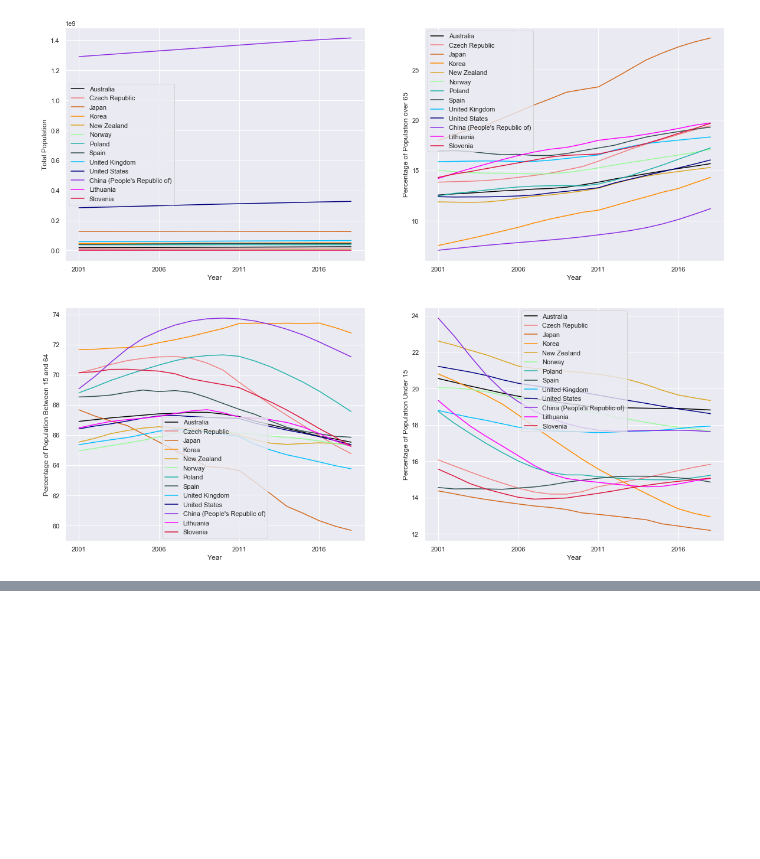
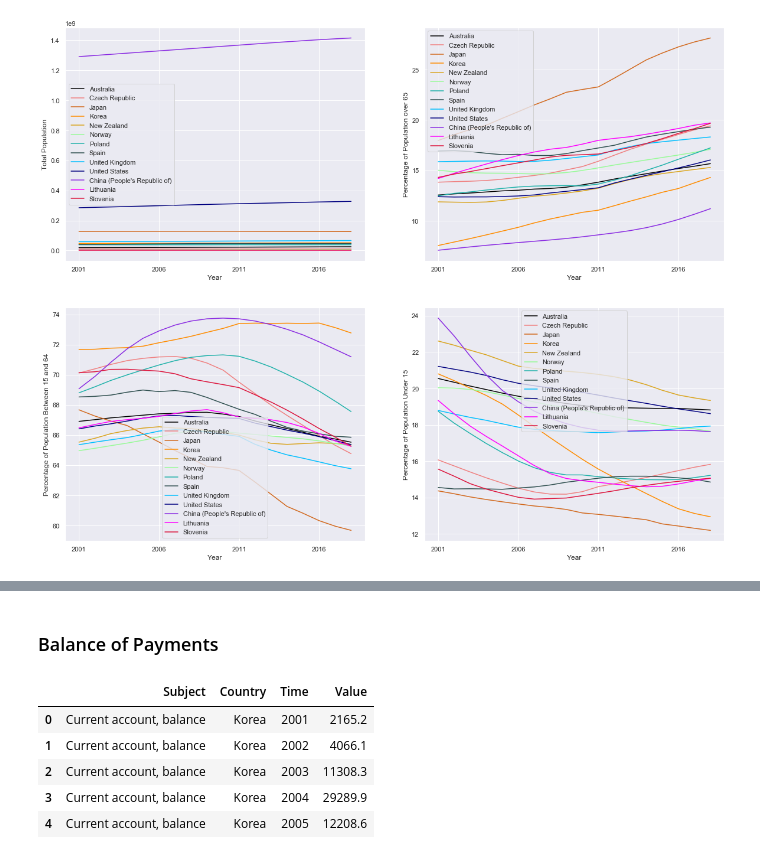
Before and after one commit to tt0507/Mini-Project, a Jupyter notebook: japan_deflation/deflation_analysis_final.ipynb, the cells around one changed output, grey strips where cells are left out. Drawn from its saved outputs; the diff is of its cells as text; code cells hidden in the pictures; blank space fills up the shorter version.

Commit message:
added balance of payment

```diff
--- a/japan_deflation/deflation_analysis_final.ipynb
+++ b/japan_deflation/deflation_analysis_final.ipynb
@@ -322,3 +325,17 @@ gdp_production_inflation
 | Spain | 1.460873e+06 | 32112.573865 | 76157.879133 |
 | United Kingdom | 2.376273e+06 | 37610.552739 | 78933.926706 |
 | United States | 1.553505e+07 | 50003.912674 | 105208.451537 |
+# %% [markdown]
+### Balance of Payments
+# %%
+# import data and drop unnecessary columns
+balance_payment = pd.read_csv('data/balance_payment.csv')
+balance_payment = balance_payment[['Subject', 'Country', 'Time', 'Value']] # units all in million
+balance_payment.head()
+# %% [output]
+|  | Subject | Country | Time | Value |
+| 0 | Current account, balance | Korea | 2001 | 2165.2 |
+| 1 | Current account, balance | Korea | 2002 | 4066.1 |
+| 2 | Current account, balance | Korea | 2003 | 11308.3 |
+| 3 | Current account, balance | Korea | 2004 | 29289.9 |
+| 4 | Current account, balance | Korea | 2005 | 12208.6 |
```
Also changed, not shown: parts of 7 cells of this notebook.
